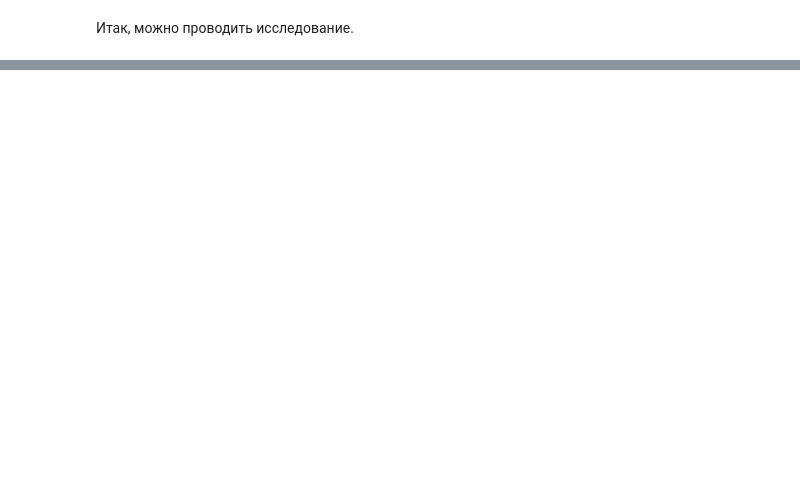
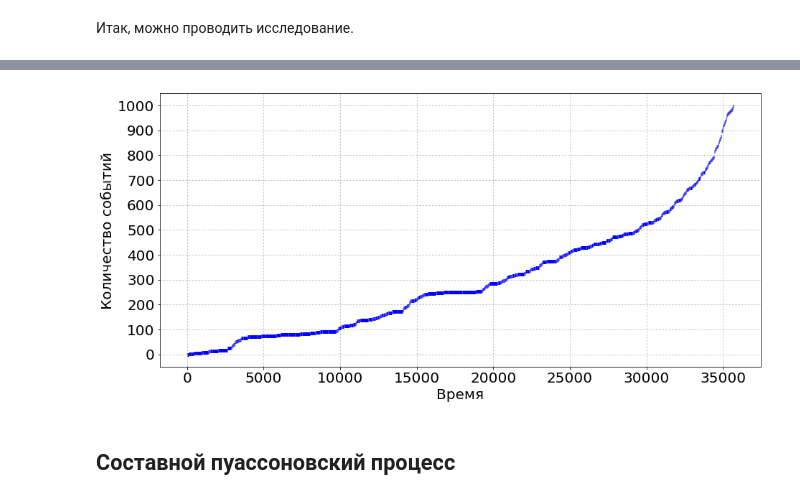
Before and after one commit to svinkapeppa/stochastic, a Jupyter notebook: lab_5/5.23.ipynb, the cells around one changed output, grey strips where cells are left out. Drawn from its saved outputs; the diff is of its cells as text; code cells hidden in the pictures; blank space fills up the shorter version.

```diff
--- a/lab_5/5.23.ipynb
+++ b/lab_5/5.23.ipynb
@@ -57,0 +93,11 @@ time
+# %%
+plt.figure(figsize=(15, 7))
+for i in range(1000 - 1):
+    plt.hlines(i, corr_times[i], corr_times[i+1], lw=5, color='blue')
+plt.grid(ls=':')
+plt.xticks(fontsize=20), plt.xlabel('Время', fontsize=20)
+plt.yticks(range(0, 1001, 100), fontsize=20)
+plt.ylabel('Количество событий', fontsize=20)
+plt.show()
+# %% [output]
+[figure, added]
@@ -57,0 +113,2 @@ time
+# %% [markdown]
+## Составной пуассоновский процесс
```
Also changed, not shown: parts of 26 cells of this notebook.
